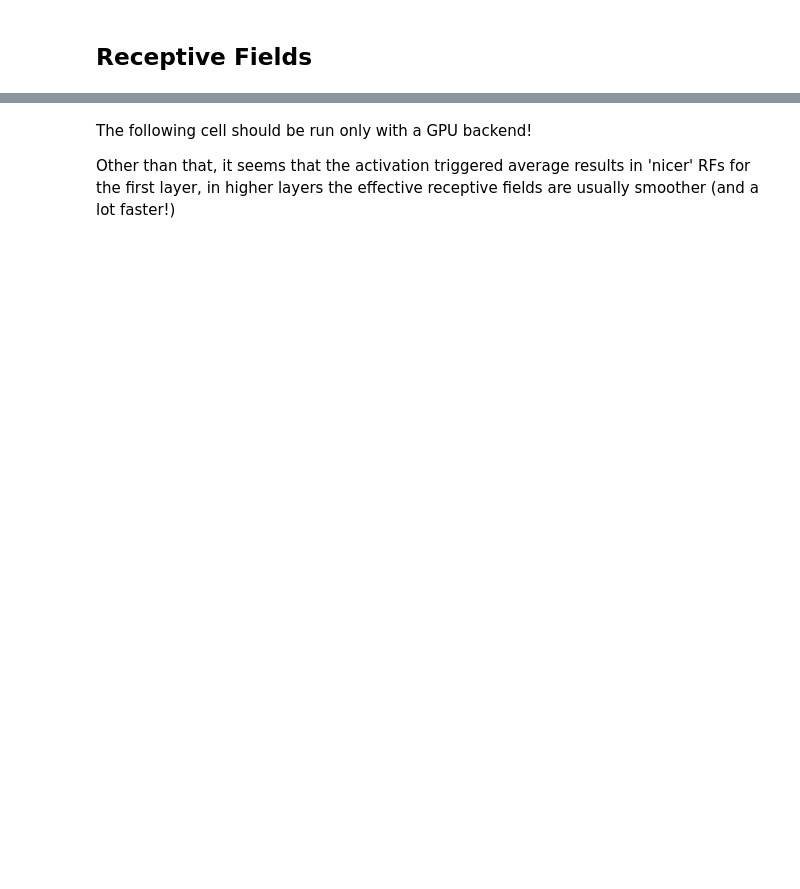
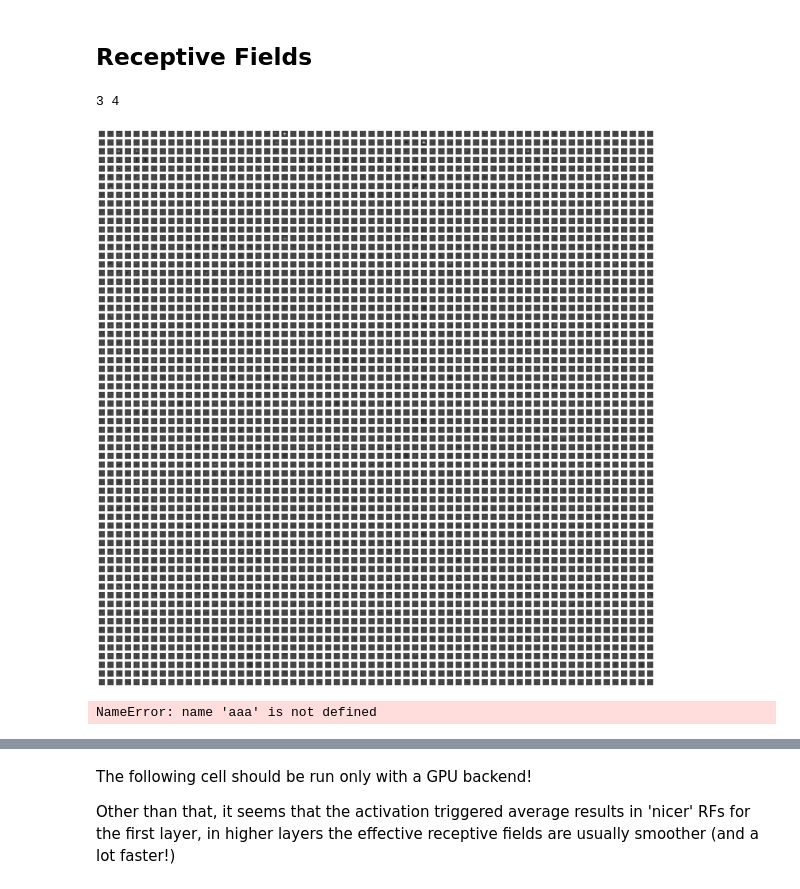
Before and after one commit to fabioseel/receptive-fields, a Jupyter notebook: src/evaluation.ipynb, the cells around one changed output, grey strips where cells are left out. Cells and saved outputs as stored; diff of their text form; code cells hidden in the pictures; blank space fills up the shorter version.

```diff
--- a/src/evaluation.ipynb
+++ b/src/evaluation.ipynb
@@ -97,9 +110,44 @@ torch.Size([10, 32, 52, 72])
 # %% [markdown]
 ## Receptive Fields
-# %%
-layer = 5
-img=8
-plots_per_row=8
-max_plots=32
+# %%
+%matplotlib inline
+
+def layer_index(layer, inc_nonlinear=False, pool=True, after=True):
+    layer=layer-1
+    if pool:
+        l = after+3*layer
+    else:
+        l = after+2*layer
+    return l + inc_nonlinear
+
+single_layer=2
+
+layer_a = layer_index(single_layer, after=False)
+layer_b = layer_index(single_layer)
+print(layer_a, layer_b)
+max_rfs=64
+max_channels=32
+
+eff_rfs = effective_receptive_field(model[layer_a:layer_b], n_batch=1, fill_value=0.0, device=device) # model[0].weight.detach().cpu()# TODO: High prio: fix bug in rf size estimation! padding? dilation, stride?
+plots_per_row = eff_rfs.shape[1]
+max_plots = eff_rfs.shape[0]*eff_rfs.shape[1]
+# order = torch.argsort(model[6].weight.sum(axis=(0,2,3)), descending=True).cpu()
+sort = eff_rfs.abs().max(dim=3)[0].max(dim=2)[0].max(dim=1)[0]
+# sort = eff_rfs.abs().sum(axis=(1,2,3))
+order = torch.argsort(sort, descending=True)
+eff_rfs = eff_rfs[order[:max_rfs], :max_channels]
+eff_rfs = rescaleZeroOne(eff_rfs)
+eff_rfs = transforms.Pad(1, fill=1)(eff_rfs)
+plt.figure(figsize=(50,50))
+plt.imshow(eff_rfs.movedim(1,2).flatten(start_dim=2,end_dim=3).flatten(0,1), cmap="gray")
+plt.axis("off")
+plt.show()
+# %% [output]
+3 4
+[figure, added]
+# %%
+aaa
+# %% [output]
+NameError: name 'aaa' is not defined
 # %%
 %matplotlib inline
```
Also changed, not shown: parts of 33 cells of this notebook, 1 other file.
